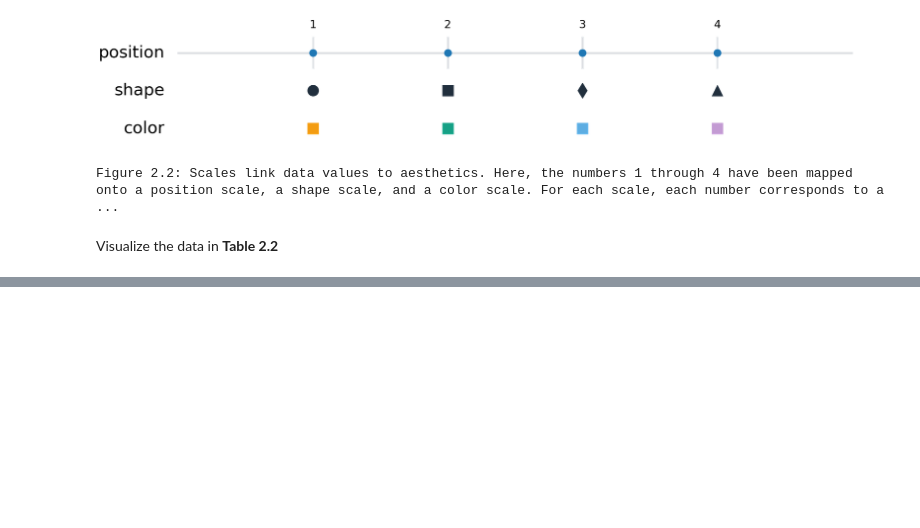
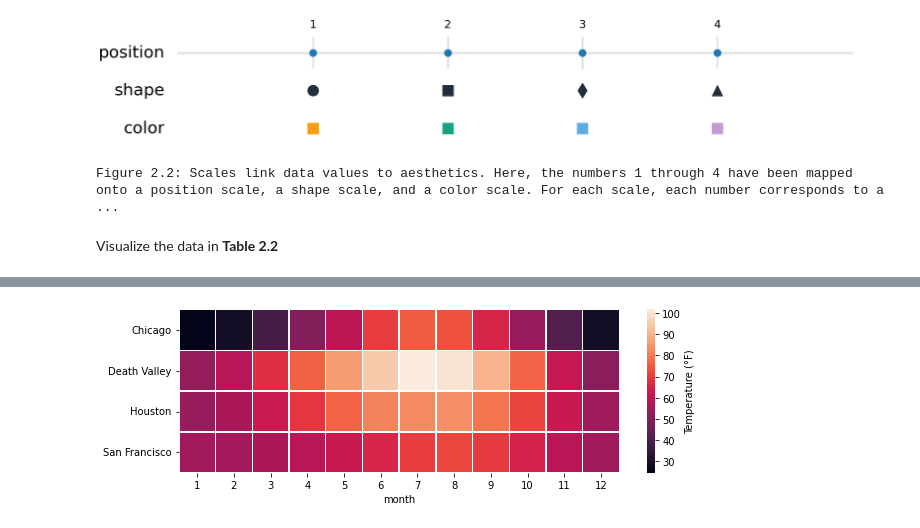
Before and after one commit to hnguyentt/dataviz-python, a Jupyter notebook: 1.From_data_to_viz/2.Mapping_data_onto_aesthetics.ipynb, the cells around one changed output, grey strips where cells are left out. Cells and saved outputs as stored; diff of their text form; code cells hidden in the pictures; blank space fills up the shorter version.

```diff
--- a/1.From_data_to_viz/2.Mapping_data_onto_aesthetics.ipynb
+++ b/1.From_data_to_viz/2.Mapping_data_onto_aesthetics.ipynb
@@ -164,0 +185,10 @@ datetime.timedelta(-9, 58072)
+# %%
+plt.figure(figsize=(9,3))
+sns.heatmap(temp_by_month.pivot(index="location", columns="month", values="temperature"),
+            cmap="rocket",
+            linewidths=.5,
+            cbar_kws={"label": "Temperature (°F)"})
+
+plt.ylabel("");
+# %% [output]
+[figure, added]
```
Also changed, not shown: parts of 9 cells of this notebook, 2 other files.
